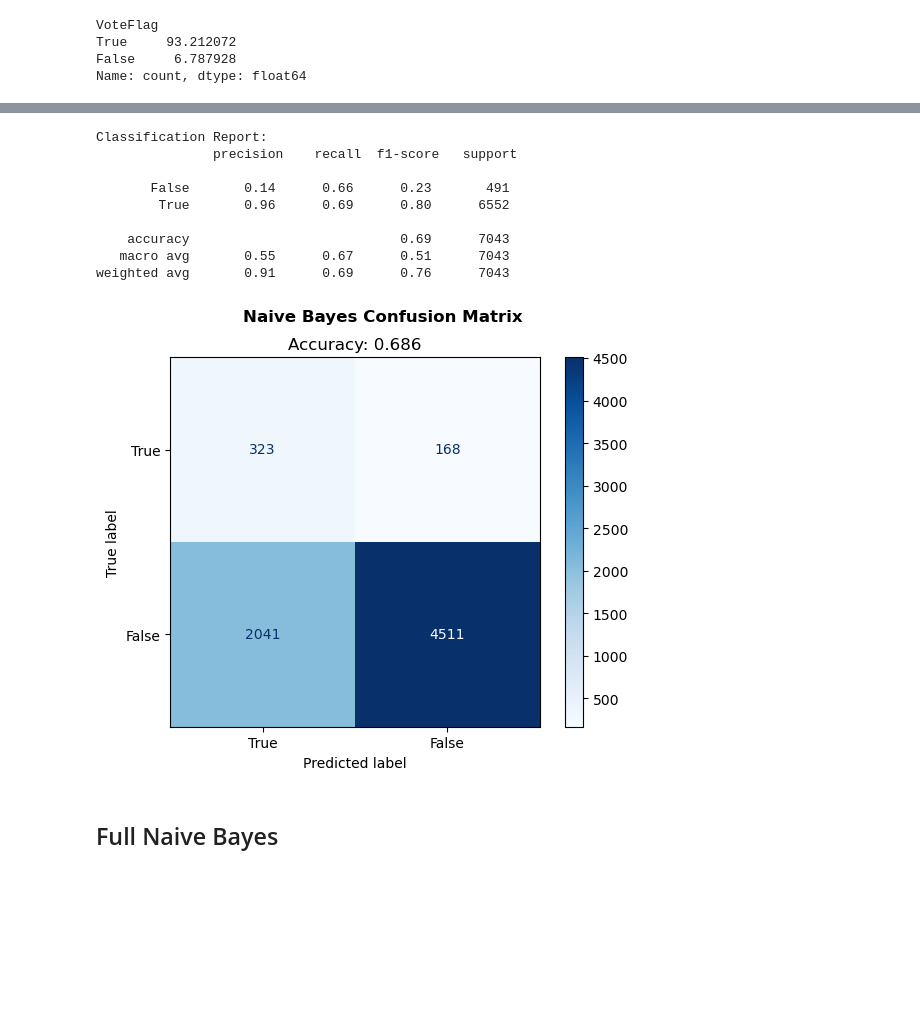
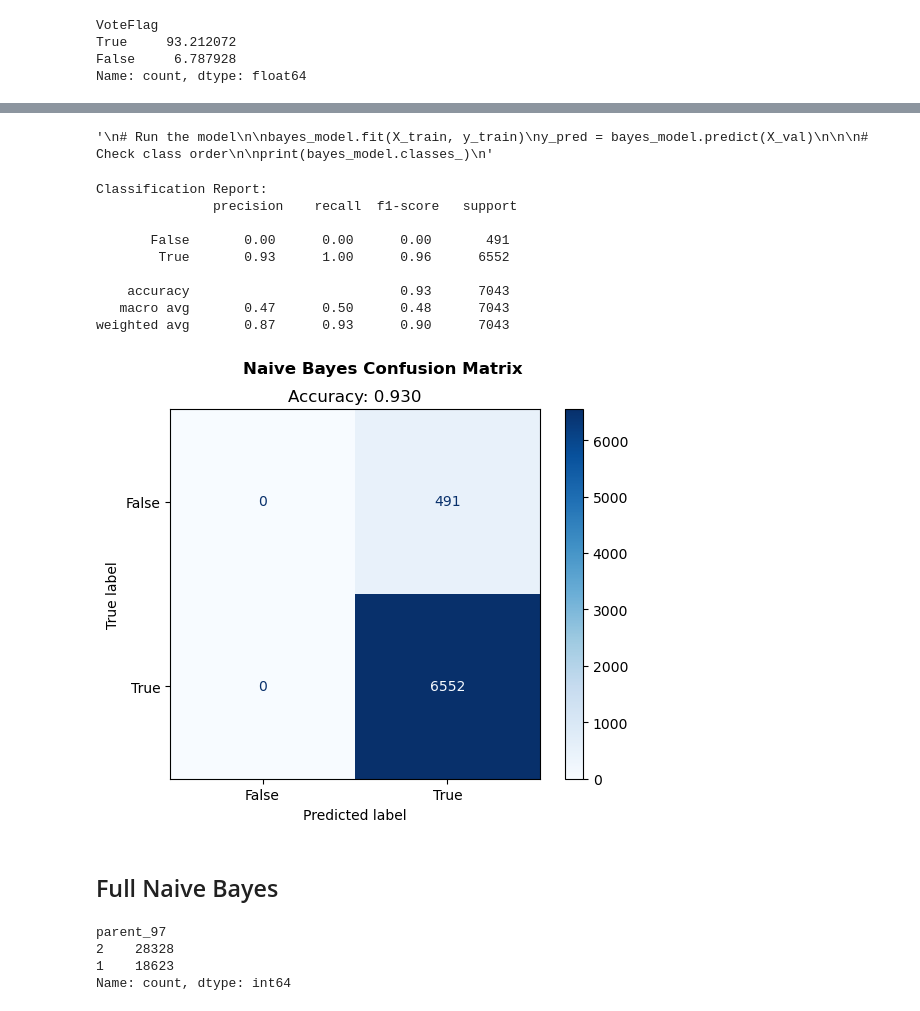
Before and after one commit to agtrinidad/s26-hnz-voter-predictors, a Jupyter notebook: g17_gavin_workspace.ipynb, the cells around one changed output, grey strips where cells are left out. Cells and saved outputs as stored; diff of their text form; code cells hidden in the pictures; blank space fills up the shorter version.

```diff
--- a/g17_gavin_workspace.ipynb
+++ b/g17_gavin_workspace.ipynb
@@ -1214,4 +1151,5 @@ False     6.787928
 Name: count, dtype: float64
 # %%
 # Define the model
-bayes_model = CategoricalNB(class_prior=[0.5, 0.5])
+# Set class prior equal to actual voter turnout in 2024
+bayes_model = CategoricalNB(class_prior = [0.46, 0.64])
@@ -1217,0 +1253,31 @@ bayes_model = CategoricalNB(class_prior=[0.5, 0.5])
+# %%
+## Pass #3
+
+## Second-Pass
+
+
+# Create a grid of possible for Grid Search to test
+
+param_grid_b = [
+    {
+        'alpha': [50000, 75000, 100000, 125000, 150000, 200000],
+        'fit_prior': [False],
+    }
+]
+
+
+# Setup GridSearchCV
+grid_search_b = GridSearchCV(
+    estimator=bayes_model,
+    param_grid=param_grid_b,
+    cv=3,
+    scoring='accuracy',
+    refit=True,
+    verbose=3
+)
+
+# Fit and Results
+grid_search_b.fit(X_train, y_train)
+
+print(f"Best Params: {grid_search_b.best_params_}")
+gs_results_b = grid_search_b.cv_results_
@@ -1218,24 +1305,39 @@ bayes_model = CategoricalNB(class_prior=[0.5, 0.5])
 # %%
+"""
 # Run the model
 
 bayes_model.fit(X_train, y_train)
 y_pred = bayes_model.predict(X_val)
+
+
+# Check class order
+
+print(bayes_model.classes_)
+"""
+# %% [output]
+'\n# Run the model\n\nbayes_model.fit(X_train, y_train)\ny_pred = bayes_model.predict(X_val)\n\n\n# Check class order\n\nprint(bayes_model.classes_)\n'
 # %%
+# classification report
+
+
+# Predict
+y_pred = grid_search_b.predict(X_val)
+
 # Evaluate the model
 
 print("\nClassification Report:\n", classification_report(y_val, y_pred))
-
-confusion_matrix_ex(y_val, y_pred, ["True", "False"], "Naive Bayes")
+# Printing Confusion Matrix for first pass
+confusion_matrix_ex(y_val, y_pred, ["False", "True"], "Naive Bayes")
 # %% [output]
 Classification Report:
                precision    recall  f1-score   support
 
-       False       0.14      0.66      0.23       491
-        True       0.96      0.69      0.80      6552
+       False       0.00      0.00      0.00       491
+        True       0.93      1.00      0.96      6552
 
-    accuracy                           0.69      7043
-   macro avg       0.55      0.67      0.51      7043
-weighted avg       0.91      0.69      0.76      7043
+    accuracy                           0.93      7043
+   macro avg       0.47      0.50      0.48      7043
+weighted avg       0.87      0.93      0.90      7043
-[figure, old version]
+[figure, new version]
 # %% [markdown]
 ## Full Naive Bayes
@@ -1241,0 +1491,9 @@ weighted avg       0.91      0.69      0.76      7043
+# %%
+# Check parent values to understand if it's an accurate parent flag
+
+Voting_df['parent_97'].value_counts()
+# %% [output]
+parent_97
+2    28328
+1    18623
+Name: count, dtype: int64
```
Also changed, not shown: parts of 34 cells of this notebook.
